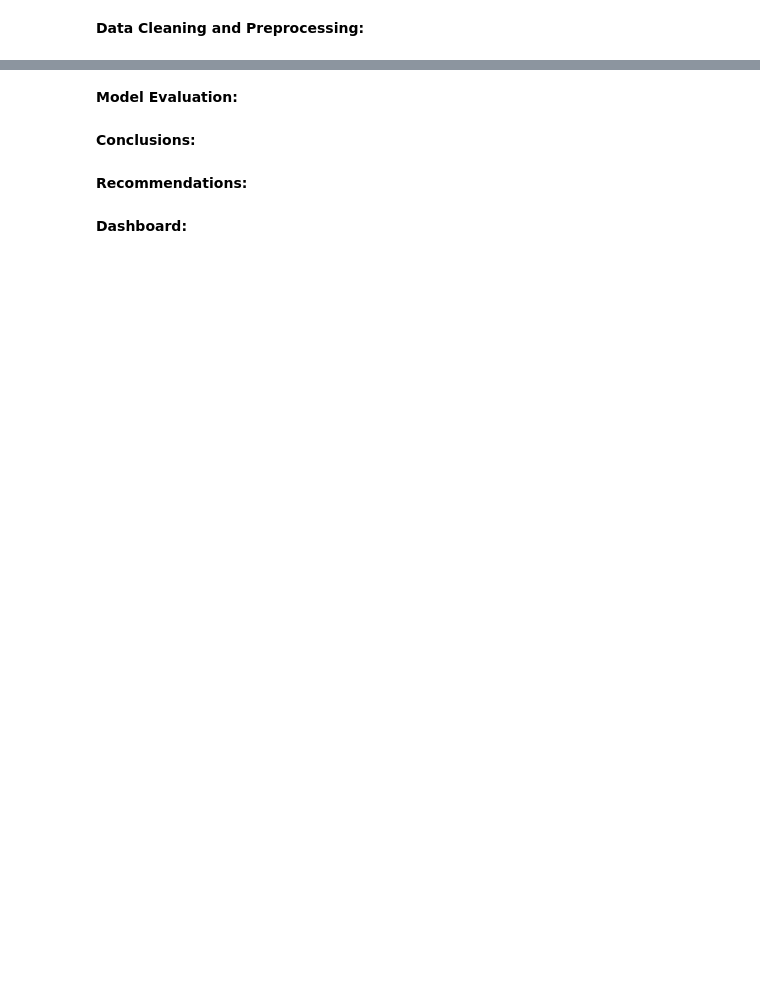
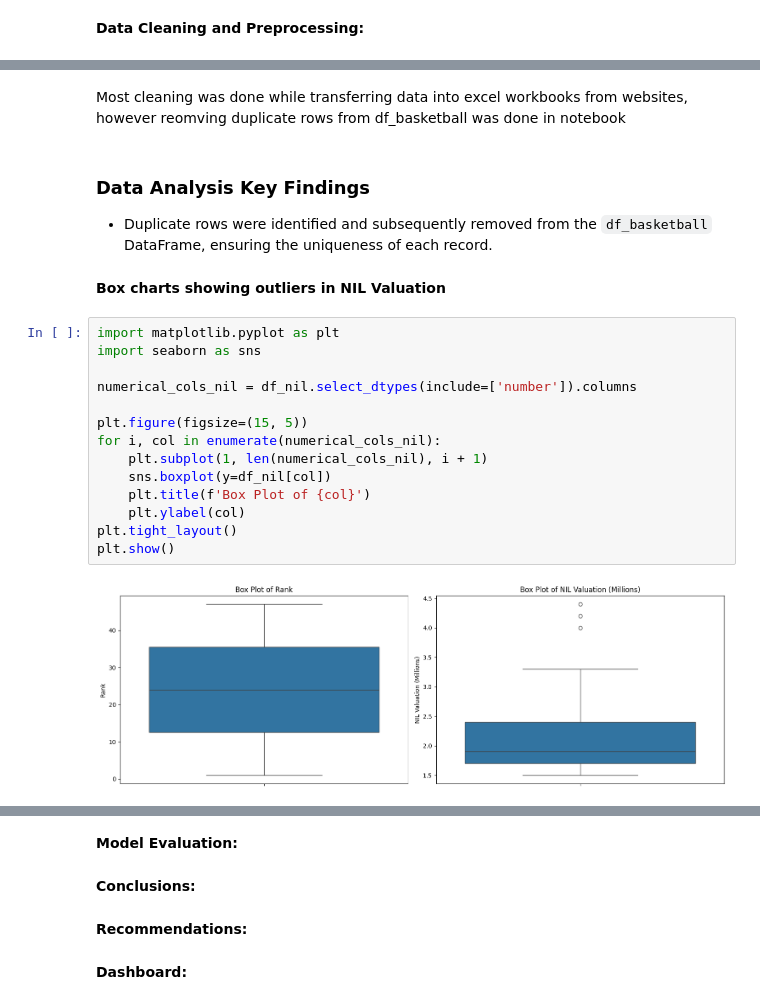
Before and after one commit to mrowsey16/IS4487Final, a Jupyter notebook: NCAA_NIL_ANALYSIS.ipynb, the cells around one changed output, grey strips where cells are left out. Saved outputs shown, nothing was run; the diff lists cells and outputs as text; blank space fills up the shorter version.

```diff
--- a/NCAA_NIL_ANALYSIS.ipynb
+++ b/NCAA_NIL_ANALYSIS.ipynb
@@ -186,0 +236,23 @@ print(df_nil.head())
+# %% [markdown]
+Most cleaning was done while transferring data into excel workbooks from websites, however reomving duplicate rows from df_basketball was done in notebook
+# %% [markdown]
+### Data Analysis Key Findings
+*   Duplicate rows were identified and subsequently removed from the `df_basketball` DataFrame, ensuring the uniqueness of each record.
+# %% [markdown]
+**Box charts showing outliers in NIL Valuation**
+# %%
+import matplotlib.pyplot as plt
+import seaborn as sns
+
+numerical_cols_nil = df_nil.select_dtypes(include=['number']).columns
+
+plt.figure(figsize=(15, 5))
+for i, col in enumerate(numerical_cols_nil):
+    plt.subplot(1, len(numerical_cols_nil), i + 1)
+    sns.boxplot(y=df_nil[col])
+    plt.title(f'Box Plot of {col}')
+    plt.ylabel(col)
+plt.tight_layout()
+plt.show()
+# %% [output]
+[figure, added]
```
Also changed, not shown: parts of 29 cells of this notebook.
